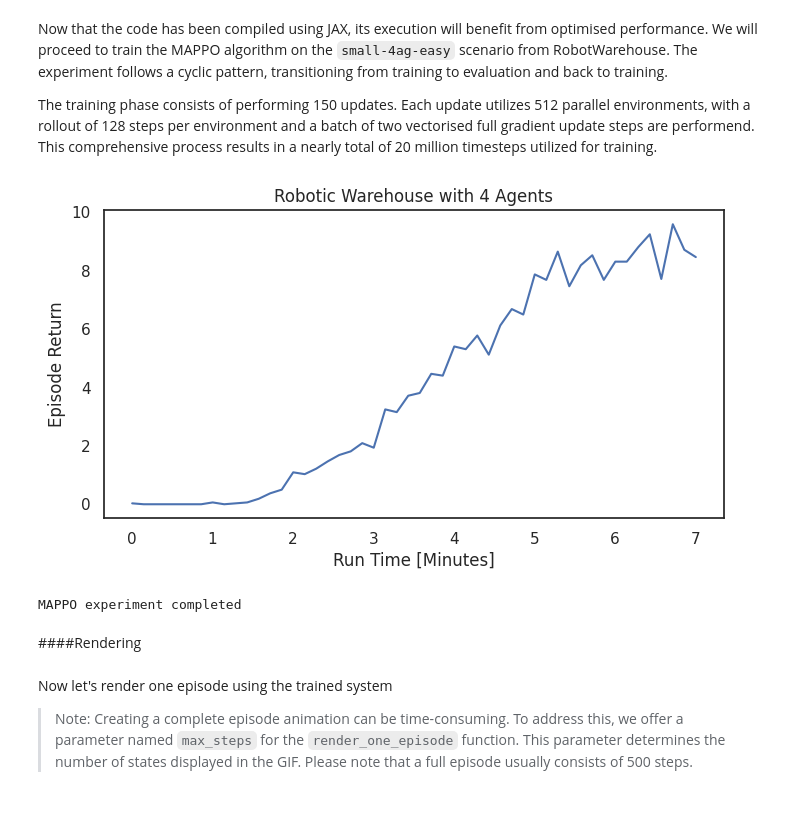
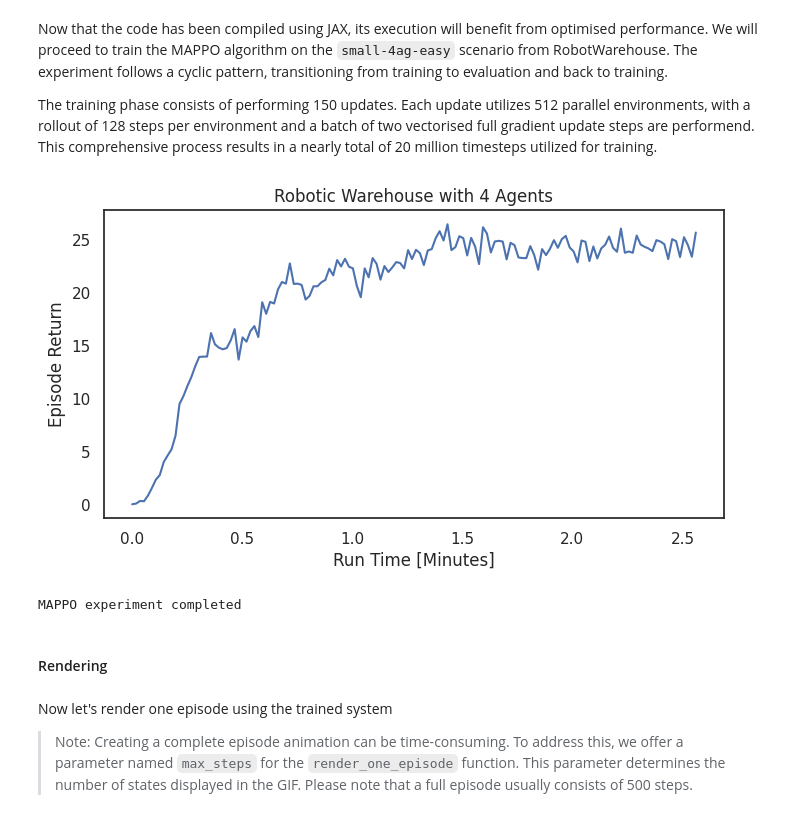
Before and after one commit to instadeepai/Mava, a Jupyter notebook: examples/Quickstart.ipynb, the cells around one changed output. Saved outputs shown, nothing was run; the diff lists cells and outputs as text; code cells hidden in the pictures.

Commit message:
Merge pull request #956 from instadeepai/feat/add_jumanji_requirements
- feat: update the notebook
- feat: change jumanji path

```diff
--- a/examples/Quickstart.ipynb
+++ b/examples/Quickstart.ipynb
@@ -643,14 +665,14 @@ We use a series of wrappers to configure the training and evaluation environment
 
 `AgentIDWrapper`: This wrapper adds onehot agent IDs to agent observations.
 # %%
-env = jumanji.make(config["env_name"])
-env = RwareMultiAgentWithGlobalStateWrapper(env)
-if config["add_agent_id"]:
+env = jumanji.make(config["env"]["env_name"])
+env = GlobalStateWrapper(RwareWrapper(env))
+if config["system"]["add_agent_id"]:
     env = AgentIDWrapper(env=env, has_global_state=True)
 env = AutoResetWrapper(env)
 env = LogWrapper(env)
-eval_env = jumanji.make(config["env_name"])
-eval_env = RwareMultiAgentWithGlobalStateWrapper(eval_env)
-if config["add_agent_id"]:
+eval_env = jumanji.make(config["env"]["env_name"])
+eval_env = GlobalStateWrapper(RwareWrapper(eval_env))
+if config["system"]["add_agent_id"]:
     eval_env = AgentIDWrapper(env=eval_env, has_global_state=True)
 # %% [markdown]
@@ -658,6 +680,6 @@ if config["add_agent_id"]:
 # %%
 # PRNG keys.
-rng, rng_e, rng_p = jax.random.split(jax.random.PRNGKey(config["seed"]), num=3)
+rng, rng_e, rng_p = jax.random.split(jax.random.PRNGKey(config["system"]["seed"]), num=3)
 
 # Setup learner.
 learn, actor_network, learner_state = learner_setup(env, (rng, rng_p), config)
@@ -695,13 +717,13 @@ This computation yields the total count of timesteps that will be carried out th
 # %%
 # Calculate total timesteps.
 n_devices = len(jax.devices())
-config["num_updates_per_eval"] = config["num_updates"] // config["num_evaluation"]
+config["system"]["num_updates_per_eval"] = config["system"]["num_updates"] // config["arch"]["num_evaluation"]
 steps_per_rollout = (
     n_devices
-    * config["num_updates_per_eval"]
-    * config["rollout_length"]
-    * config["update_batch_size"]
-    * config["num_envs"]
+    * config["system"]["num_updates_per_eval"]
+    * config["system"]["rollout_length"]
+    * config["system"]["update_batch_size"]
+    * config["arch"]["num_envs"]
 )
 
 # Run experiment for a total number of evaluations.
@@ -719,8 +732,0 @@ The code cell provided involves the compilation of the learner and evaluator.
-# %%
-# Compiling the learner and evaluator
-with TimeIt(tag="COMPILATION", environment_steps=steps_per_rollout):
-    # Compile the learner function to optimize performance during training.
-    learn(learner_state)
-
-# Compile the evaluator function
-_ = evaluator(trained_params, eval_rngs)
@@ -734,40 +738,38 @@ Now that the code has been compiled using JAX, its execution will benefit from o
 The training phase consists of performing 150 updates. Each update utilizes 512 parallel environments, with a rollout of 128 steps per environment and a batch of two vectorised full gradient update steps are performend. This comprehensive process results in a nearly total of 20 million timesteps utilized for training.
 # %%
 start_time=time.time()
-for i in range(config["num_evaluation"]):
+for i in range(config["arch"]["num_evaluation"]):
     # Train.
-    with TimeIt("EXECUTION",environment_steps=steps_per_rollout,):
-        learner_output = learn(learner_state)
-        jax.block_until_ready(learner_output)
-
+    learner_output = learn(learner_state)
+    jax.block_until_ready(learner_output)
 
     # Prepare for evaluation.
     trained_params = jax.tree_util.tree_map(
             lambda x: x[:, 0, ...],
             learner_output.learner_state.params.actor_params,  # Select only actor params
     )
     rng_e, *eval_rngs = jax.random.split(rng_e, n_devices + 1)
     eval_rngs = jnp.stack(eval_rngs)
     eval_rngs = eval_rngs.reshape(n_devices, -1)
 
     # Evaluate.
     evaluator_output = evaluator(trained_params, eval_rngs)
     jax.block_until_ready(evaluator_output)
     ep_returns=plot_performance(evaluator_output, ep_returns, start_time)
 
     # Update runner state to continue training.
     learner_state = learner_output.learner_state
 
 # Return trained params to be used for rendering or testing.
 trained_params= jax.tree_util.tree_map(
     lambda x: x[0, 0, ...], learner_output.learner_state.params.actor_params
 )
 print(f"{Fore.CYAN}{Style.BRIGHT}MAPPO experiment completed{Style.RESET_ALL}")
 # %% [output]
-[figure, old version]
+[figure, new version]
 MAPPO experiment completed
 # %% [markdown]
-####Rendering
+#### Rendering
 # %% [markdown]
 Now let's render one episode using the trained system
 
```
Also changed, not shown: parts of 18 cells of this notebook, 1 other file.
